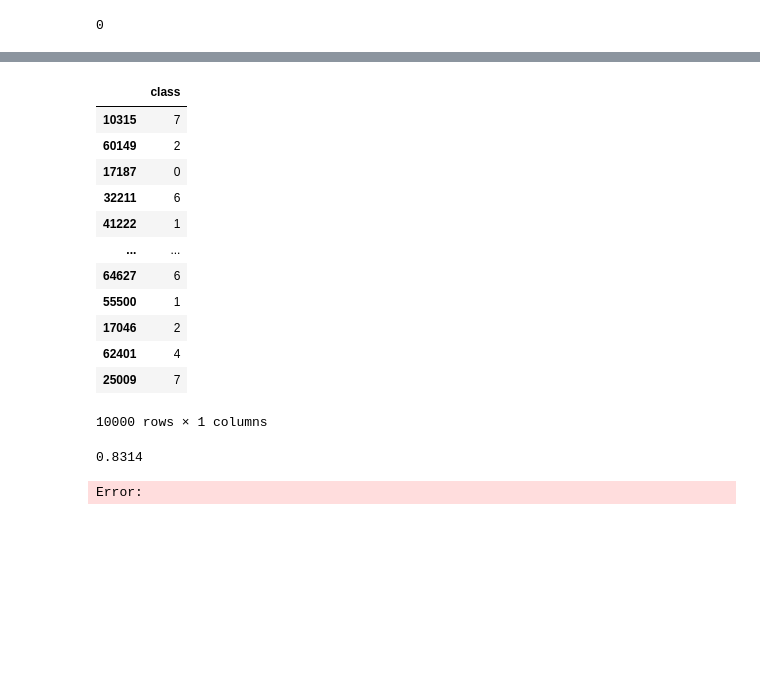
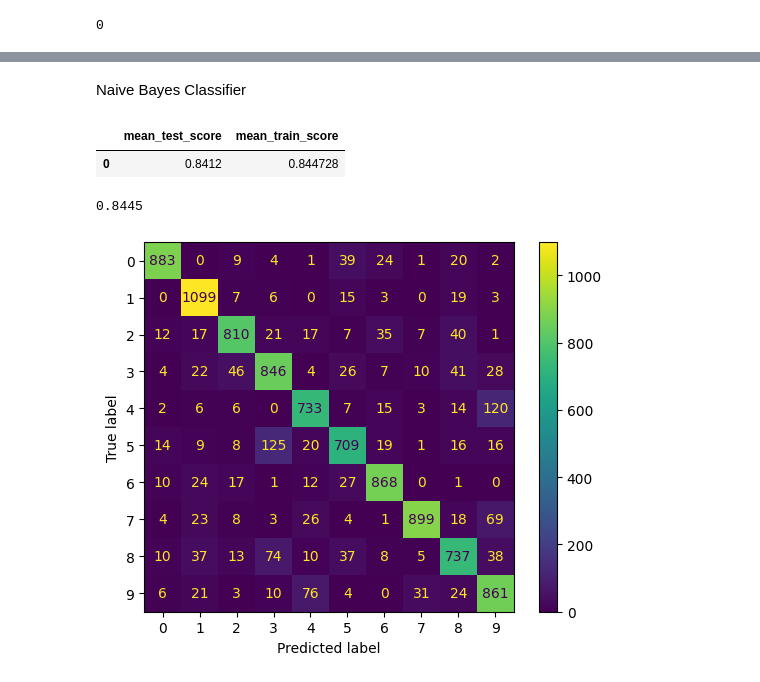
Before and after one commit to Lotto98/Discriminative-and-Generative-Classifiers, a Jupyter notebook: naive_bayes.ipynb, the cells around one changed output, grey strips where cells are left out. Saved outputs shown, nothing was run; the diff lists cells and outputs as text; code cells hidden in the pictures; blank space fills up the shorter version.

```diff
--- a/naive_bayes.ipynb
+++ b/naive_bayes.ipynb
@@ -58,3 +16,0 @@ array([0.        , 0.31372549])
-# %%
-model=BetaDistribution_NaiveBayes()
-model.fit(train_X,train_y)
@@ -78,23 +17,45 @@ Length: 10000, dtype: int64
-# %%
-test_y
-# %% [output]
-|  | class |
-| 10315 | 7 |
-| 60149 | 2 |
-| 17187 | 0 |
-| 32211 | 6 |
-| 41222 | 1 |
-| ... | ... |
-| 64627 | 6 |
-| 55500 | 1 |
-| 17046 | 2 |
-| 62401 | 4 |
-| 25009 | 7 |
-10000 rows × 1 columns
-# %%
-from sklearn.metrics import accuracy_score
-
-accuracy_score(test_y,ciao)
-# %% [output]
-0.8314
-Error:
+# %% [markdown]
+Naive Bayes Classifier
+# %%
+model=BetaDistribution_NaiveBayes()
+
+properties={}
+# %%
+model_name='Naive_Bayes'
+
+if 'model' in globals():
+
+    best_model,result=model_selector(model,properties,train_X,train_y,n_jobs=-1,y_as_numpy=False)
+    save(best_model,result,model_name)
+
+else:
+    from naive_bayes import BetaDistribution_NaiveBayes
+    from utility import *
+
+    from sklearn.model_selection import train_test_split
+    import gc
+
+    X=pd.read_csv('dataset/X.csv')
+    y=pd.read_csv('dataset/y.csv')
+
+    train_X,test_X,train_y,test_y=train_test_split(X,y,test_size=10000,random_state=42)
+
+    del X,y
+    gc.collect()
+
+    best_model,result=load(model_name)
+# %%
+result[["mean_test_score","mean_train_score"]]
+# %% [output]
+|  | mean_test_score | mean_train_score |
+| 0 | 0.8412 | 0.844728 |
+# %%
+pred_y=best_model.predict(test_X)
+
+accuracy_score(test_y,pred_y)
+# %% [output]
+0.8445
+# %%
+plot_confusion_matrix(test_y,pred_y)
+# %% [output]
+[figure, added]
```
Also changed, not shown: parts of 11 cells of this notebook, 9 other files.
